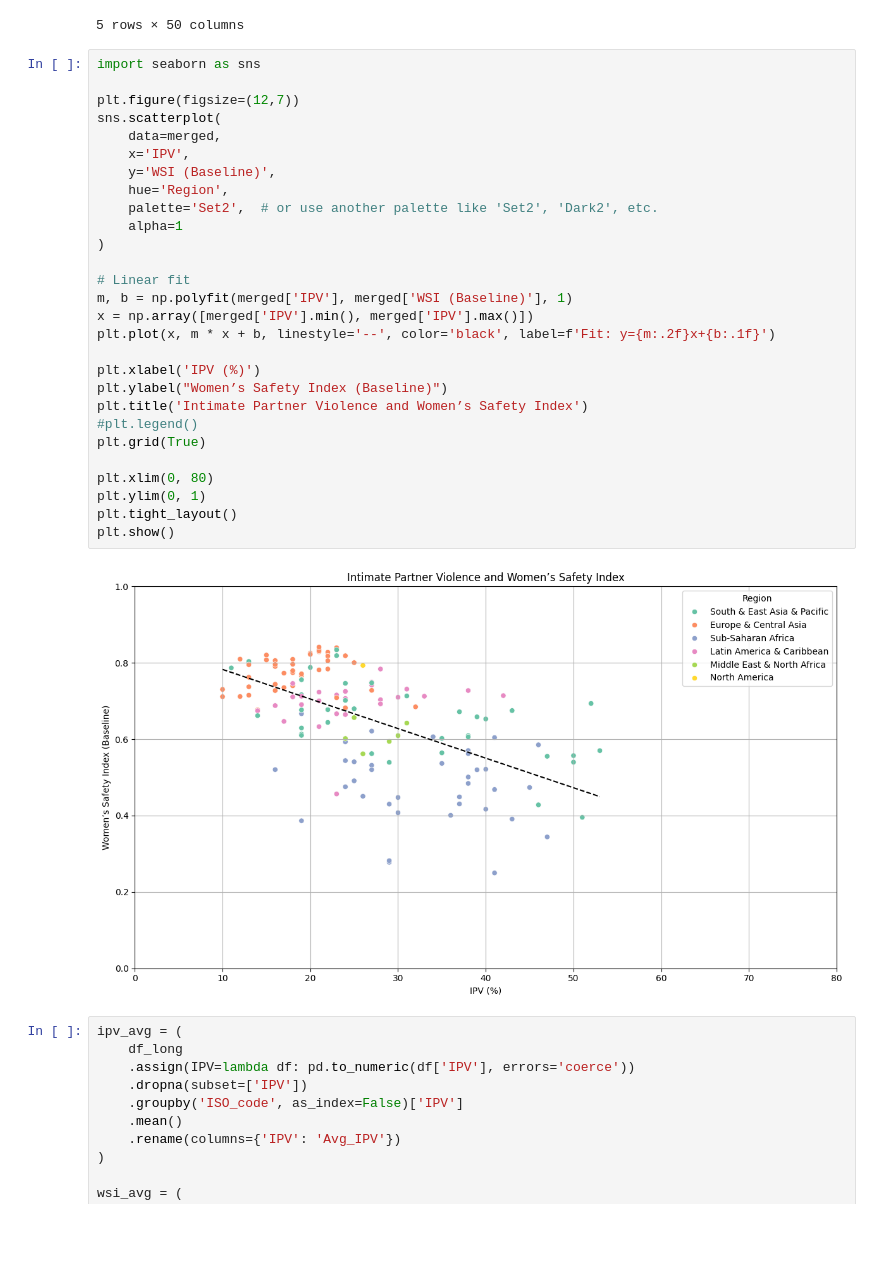
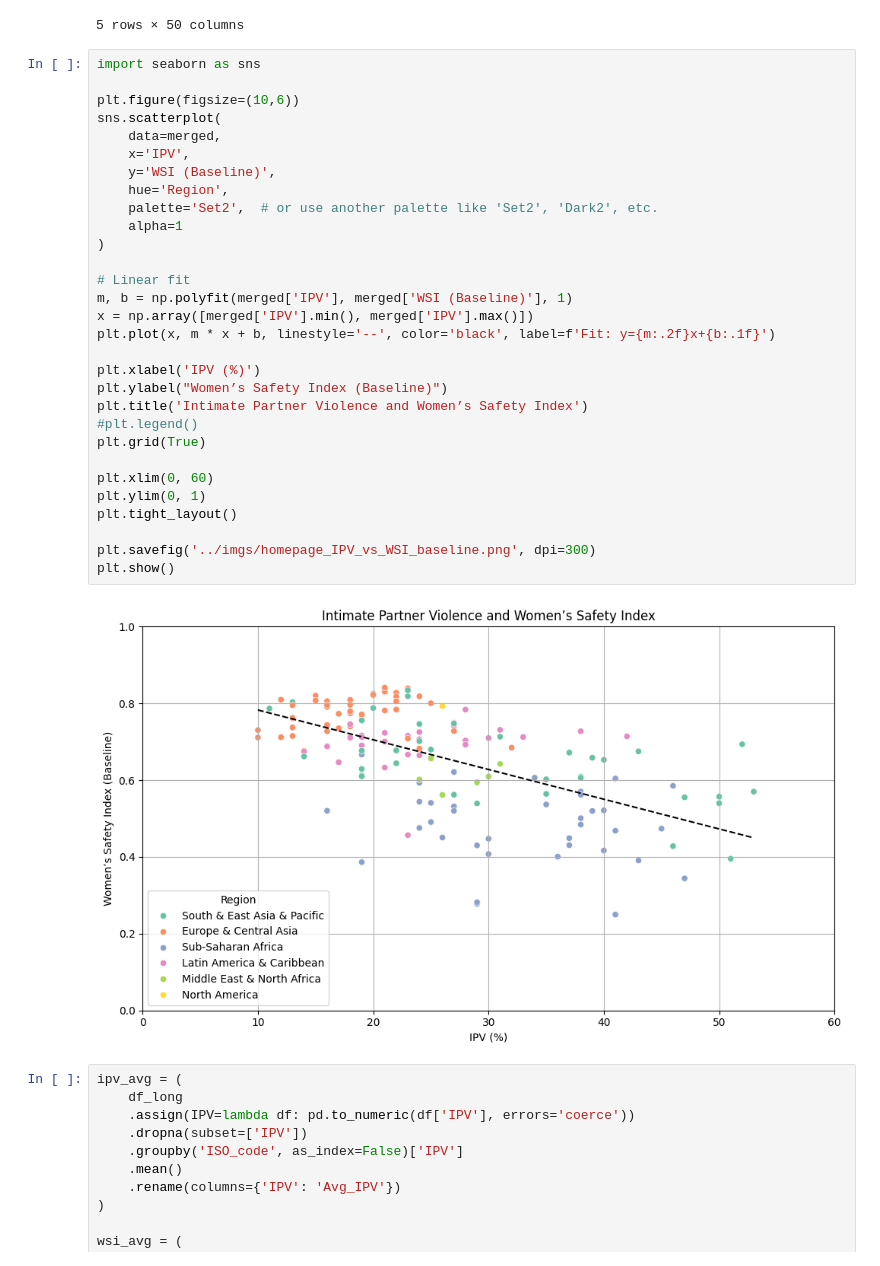
Before and after one commit to KatieBuc/WSI, a Jupyter notebook: notebooks/plot_ipv.ipynb, the cells around one changed output. Drawn from its saved outputs; the diff is of its cells as text; blank space fills up the shorter version.

```diff
--- a/notebooks/plot_ipv.ipynb
+++ b/notebooks/plot_ipv.ipynb
@@ -58,33 +58,35 @@ merged.head()
 # %%
 import seaborn as sns
 
-plt.figure(figsize=(12,7))
+plt.figure(figsize=(10,6))
 sns.scatterplot(
     data=merged,
     x='IPV',
     y='WSI (Baseline)',
     hue='Region',
     palette='Set2',  # or use another palette like 'Set2', 'Dark2', etc.
     alpha=1
 )
 
 # Linear fit
 m, b = np.polyfit(merged['IPV'], merged['WSI (Baseline)'], 1)
 x = np.array([merged['IPV'].min(), merged['IPV'].max()])
 plt.plot(x, m * x + b, linestyle='--', color='black', label=f'Fit: y={m:.2f}x+{b:.1f}')
 
 plt.xlabel('IPV (%)')
 plt.ylabel("Women’s Safety Index (Baseline)")
 plt.title('Intimate Partner Violence and Women’s Safety Index')
 #plt.legend()
 plt.grid(True)
 
-plt.xlim(0, 80)
+plt.xlim(0, 60)
 plt.ylim(0, 1)
 plt.tight_layout()
+
+plt.savefig('../imgs/homepage_IPV_vs_WSI_baseline.png', dpi=300)
 plt.show()
 # %% [output]
-[figure, old version]
+[figure, new version]
 # %%
 ipv_avg = (
     df_long
```
Also changed, not shown: 7 other files.
